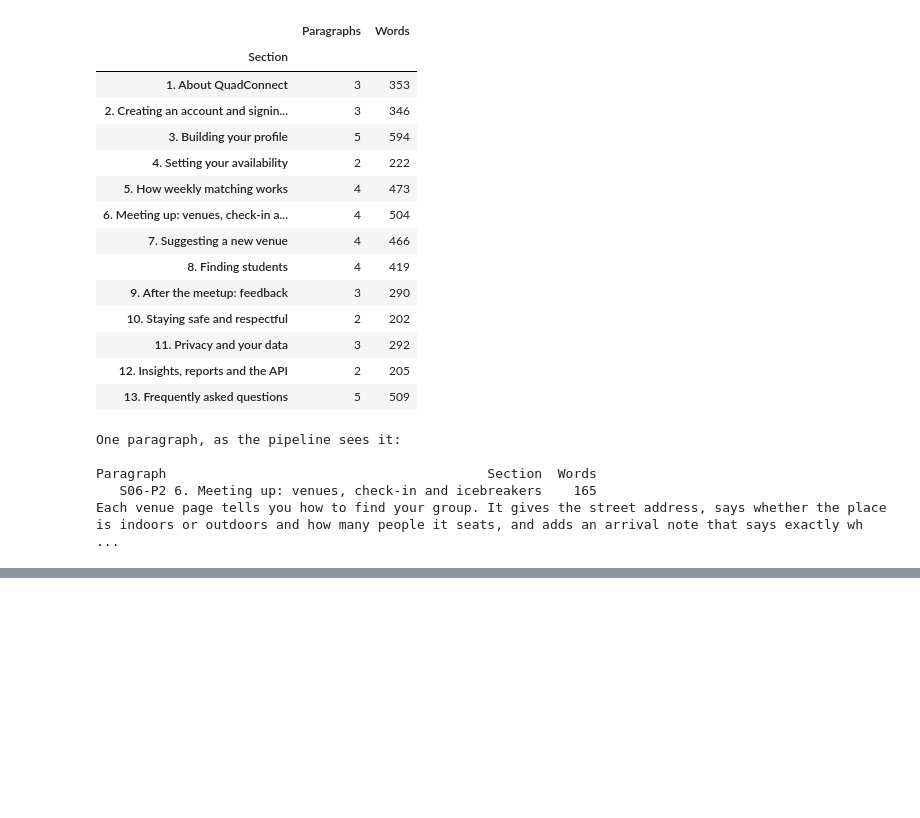
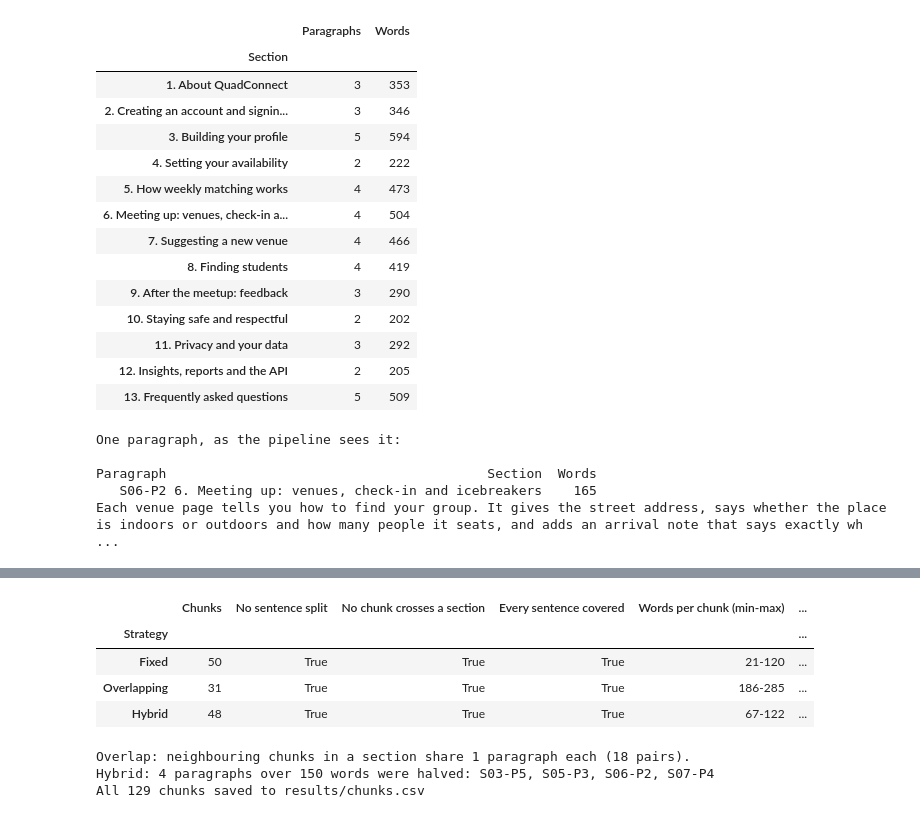
Before and after one commit to manojkmohan5/13_QuadConnect, a Jupyter notebook: rag/rag_system.ipynb, the cells around one changed output, grey strips where cells are left out. Cells and saved outputs as stored; diff of their text form; code cells hidden in the pictures; blank space fills up the shorter version.

```diff
--- a/rag/rag_system.ipynb
+++ b/rag/rag_system.ipynb
@@ -144,0 +241,40 @@ Each venue page tells you how to find your group. It gives the street address, s
+# %%
+# The rules, checked on every chunk of every strategy.
+all_sentences = [s for group in handbook["Sentences"] for s in group]
+section_of = dict(zip(handbook["Paragraph"], handbook["Section"], strict=True))
+checks = []
+for name, table in CHUNKS.items():
+    found = [s for body in table["Body"] for s in sentences(body)]
+    whole = all(s in all_sentences for s in found)  # a cut sentence would not be in the handbook's list
+    one_section = all(len({section_of[p] for p in ps}) == 1 for ps in table["Paragraphs"])
+    complete = set(all_sentences) <= set(found)
+    checks.append({"Strategy": name, "Chunks": len(table), "No sentence split": whole,
+                   "No chunk crosses a section": one_section, "Every sentence covered": complete,
+                   "Words per chunk (min-max)": f"{table['Words'].min()}-{table['Words'].max()}",
+                   "Mean words": round(table["Words"].mean()),
+                   "Paragraphs per chunk": round(table["Paragraphs"].map(len).mean(), 2),
+                   "Chunks per paragraph": round(table["Paragraphs"].map(len).sum() / len(handbook), 2)})
+checks = pd.DataFrame(checks).set_index("Strategy")
+display(checks)
+require(checks[["No sentence split", "No chunk crosses a section", "Every sentence covered"]].all().all(),
+        "a chunk breaks a rule")
+
+pairs = CHUNKS["Overlapping"]["Paragraphs"].tolist()
+shared = [len(set(a) & set(b)) for a, b in zip(pairs, pairs[1:], strict=False) if section_of[a[0]] == section_of[b[0]]]
+print(f"Overlap: neighbouring chunks in a section share {min(shared)} paragraph each ({len(shared)} pairs).")
+split = CHUNKS["Hybrid"][CHUNKS["Hybrid"]["Paragraphs"].duplicated(keep=False)]
+print(f"Hybrid: {split['Paragraphs'].nunique()} paragraphs over {LONG_PARAGRAPH} words were halved: "
+      + ", ".join(sorted({p[0] for p in split['Paragraphs']})))
+CHUNKS_ALL = pd.concat(CHUNKS.values(), ignore_index=True)
+CHUNKS_ALL.assign(Paragraphs=CHUNKS_ALL["Paragraphs"].map(" ".join)).drop(columns="Body").to_csv(
+    RESULTS / "chunks.csv", index=False, lineterminator="\n")
+print(f"All {len(CHUNKS_ALL)} chunks saved to results/chunks.csv")
+# %% [output]
+|  | Chunks | No sentence split | No chunk crosses a section | Every sentence covered | Words per chunk (min-max) | ... |
+| Strategy |  |  |  |  |  | ... |
+| Fixed | 50 | True | True | True | 21-120 | ... |
+| Overlapping | 31 | True | True | True | 186-285 | ... |
+| Hybrid | 48 | True | True | True | 67-122 | ... |
+Overlap: neighbouring chunks in a section share 1 paragraph each (18 pairs).
+Hybrid: 4 paragraphs over 150 words were halved: S03-P5, S05-P3, S06-P2, S07-P4
+All 129 chunks saved to results/chunks.csv
```
Also changed, not shown: parts of 4 cells of this notebook, 1 other file.
